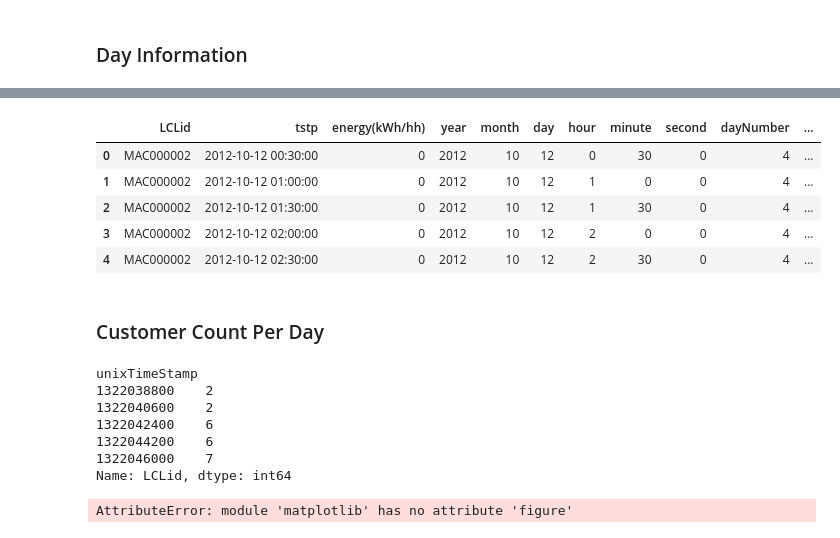
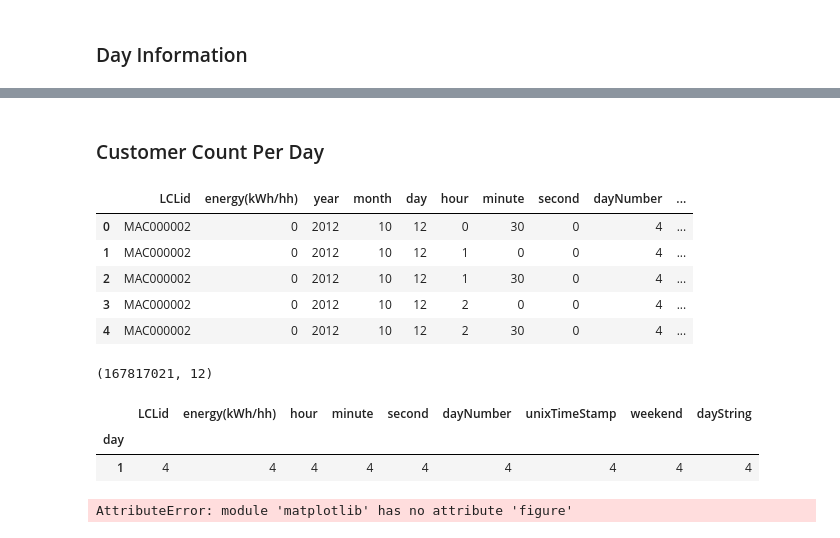
Before and after one commit to brepowell/EnergyConsumption, a Jupyter notebook: LondonDataFeatureEngineering.ipynb, the cells around one changed output, grey strips where cells are left out. Drawn from its saved outputs; the diff is of its cells as text; code cells hidden in the pictures.

```diff
--- a/LondonDataFeatureEngineering.ipynb
+++ b/LondonDataFeatureEngineering.ipynb
@@ -119,12 +141,3 @@ londonData.drop(['tstp'], axis=1)
 # https://pandas.pydata.org/docs/reference/api/pandas.Series.dt.dayofweek.html
 # 0 is Monday; 6 is Sunday; 5 is Saturday
 londonData["weekend"] = londonData["dayNumber"] > 4
-# %%
-londonData.head()
-# %% [output]
-|  | LCLid | tstp | energy(kWh/hh) | year | month | day | hour | minute | second | dayNumber | ... |
-| 0 | MAC000002 | 2012-10-12 00:30:00 | 0 | 2012 | 10 | 12 | 0 | 30 | 0 | 4 | ... |
-| 1 | MAC000002 | 2012-10-12 01:00:00 | 0 | 2012 | 10 | 12 | 1 | 0 | 0 | 4 | ... |
-| 2 | MAC000002 | 2012-10-12 01:30:00 | 0 | 2012 | 10 | 12 | 1 | 30 | 0 | 4 | ... |
-| 3 | MAC000002 | 2012-10-12 02:00:00 | 0 | 2012 | 10 | 12 | 2 | 0 | 0 | 4 | ... |
-| 4 | MAC000002 | 2012-10-12 02:30:00 | 0 | 2012 | 10 | 12 | 2 | 30 | 0 | 4 | ... |
@@ -131,20 +148,47 @@ londonData.head()
 # %% [markdown]
 ### Customer Count Per Day
-# %%
-##############################
-# This takes about 2 minutes #
-##############################
-
-allDays = londonData.groupby("unixTimeStamp").count()["LCLid"]
-allDays.head()
-# %% [output]
-unixTimeStamp
-1322038800    2
-1322040600    2
-1322042400    6
-1322044200    6
-1322046000    7
-Name: LCLid, dtype: int64
+# %%
+###############################
+# This takes about 35 seconds #
+###############################
+
+import pandas as pd
+path = "Data/pickles/"
+londonData = pd.read_pickle(path + "londonData.pkl")
+# %%
+londonData['dayString'] = londonData['year'].astype(str) + "-" + londonData['month'].astype(str) + "-" + londonData['day'].astype(str)
+londonData.head()
+# %% [output]
+|  | LCLid | energy(kWh/hh) | year | month | day | hour | minute | second | dayNumber | ... |
+| 0 | MAC000002 | 0 | 2012 | 10 | 12 | 0 | 30 | 0 | 4 | ... |
+| 1 | MAC000002 | 0 | 2012 | 10 | 12 | 1 | 0 | 0 | 4 | ... |
+| 2 | MAC000002 | 0 | 2012 | 10 | 12 | 1 | 30 | 0 | 4 | ... |
+| 3 | MAC000002 | 0 | 2012 | 10 | 12 | 2 | 0 | 0 | 4 | ... |
+| 4 | MAC000002 | 0 | 2012 | 10 | 12 | 2 | 30 | 0 | 4 | ... |
+# %%
+londonData.shape
+# %% [output]
+(167817021, 12)
+# %%
+##############################
+# This takes about 2 minutes #
+##############################
+# Weekends / Weekdays
+# How many customers were represented on that day? - Might be needed for normalization
+# Dip in customers? - Could be a sign of an outage
+# Blackout signature - mark hours before 0 power as signature days?
+# NaN's - boolean yes or no if there were NaN's in that row. Replace NaN with 0.
+# Weather Features - add later to see if improves
+
+
+allDays = londonData.groupby("year").count()
+allDays = allDays.groupby("month").count()
+allDays = allDays.groupby("day").count()
+allDays.head()
+# %% [output]
+|  | LCLid | energy(kWh/hh) | hour | minute | second | dayNumber | unixTimeStamp | weekend | dayString |
+| day |  |  |  |  |  |  |  |  |  |
+| 1 | 4 | 4 | 4 | 4 | 4 | 4 | 4 | 4 | 4 |
 # %%
 import matplotlib.dates as mdates
 
```
Also changed, not shown: parts of 10 cells of this notebook.
